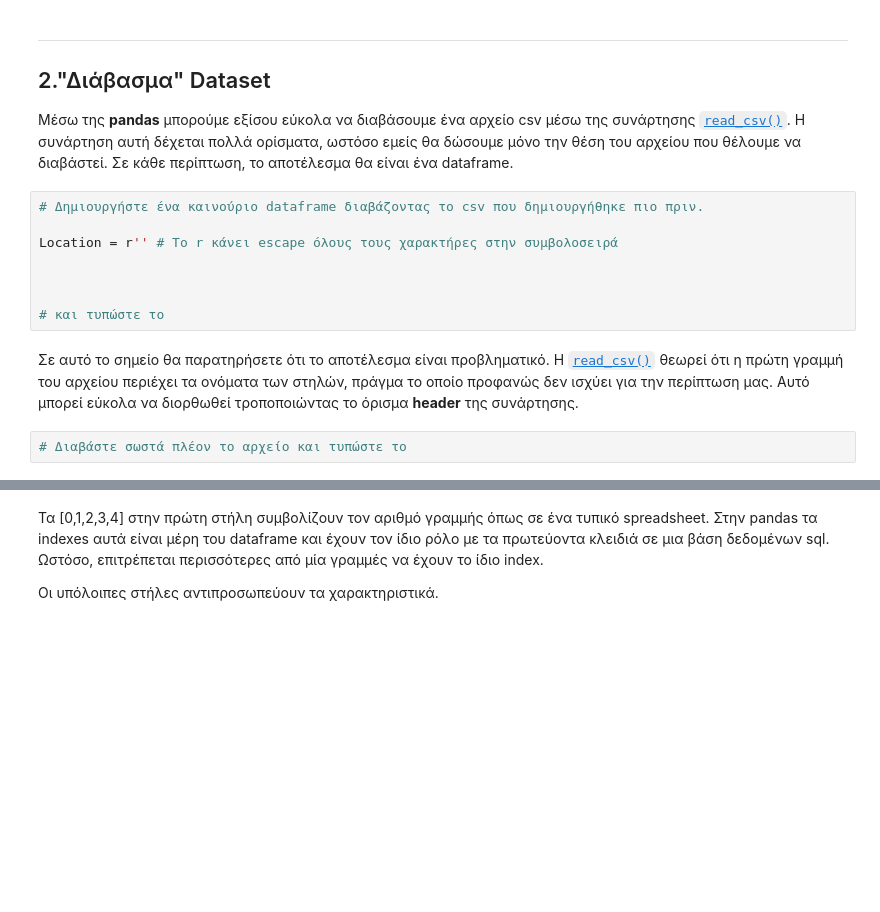
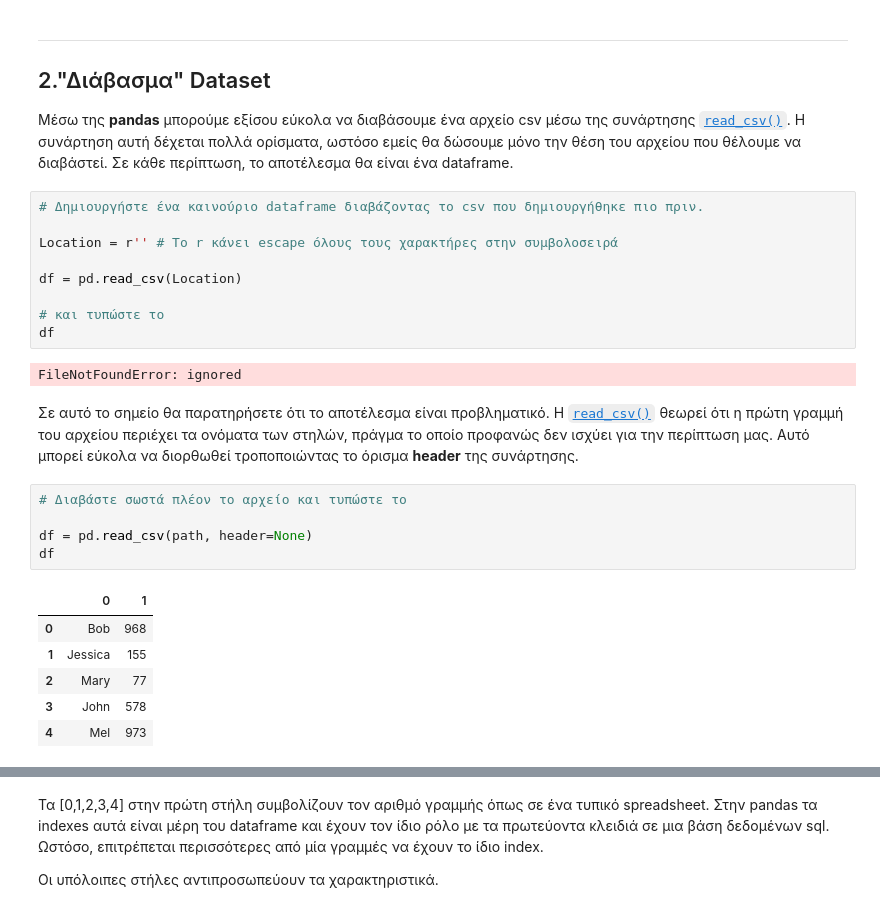
Before and after one commit to cpapasotiri/Data-Mining-Techniques, a Jupyter notebook: Lab/lab1/LabPracticeExercises/lab1.ipynb, the cells around one changed output, grey strips where cells are left out. Cells and saved outputs as stored; diff of their text form; blank space fills up the shorter version.

```diff
--- a/Lab/lab1/LabPracticeExercises/lab1.ipynb
+++ b/Lab/lab1/LabPracticeExercises/lab1.ipynb
@@ -58,13 +99,26 @@ births = [968, 155, 77, 578, 973]
 
 Location = r'' # Τo r κάνει escape όλους τους χαρακτήρες στην συμβολοσειρά
 
-
+df = pd.read_csv(Location)
 
 # και τυπώστε το
+df
+# %% [output]
+FileNotFoundError: ignored
 # %% [markdown]
 Σε αυτό το σημείο θα παρατηρήσετε ότι το αποτέλεσμα είναι προβληματικό. Η [`read_csv()`](https://pandas.pydata.org/pandas-docs/stable/reference/api/pandas.read_csv.html) θεωρεί ότι η πρώτη γραμμή του αρχείου περιέχει τα ονόματα των στηλών, πράγμα το οποίο προφανώς δεν ισχύει για την περίπτωση μας. Αυτό μπορεί εύκολα να διορθωθεί τροποποιώντας το όρισμα **header** της συνάρτησης.
 # %%
 # Διαβάστε σωστά πλέον το αρχείο και τυπώστε το
+
+df = pd.read_csv(path, header=None)
+df
+# %% [output]
+|  | 0 | 1 |
+| 0 | Bob | 968 |
+| 1 | Jessica | 155 |
+| 2 | Mary | 77 |
+| 3 | John | 578 |
+| 4 | Mel | 973 |
 # %%
 # Δώστε άρτια ονόματα στις στήλες (έστω Names και Births) χρησιμοποιώντας το όρισμα names
 # της read_csv και τυπώστε το dataframe.
```
Also changed, not shown: parts of 9 cells of this notebook, 2 other files.
